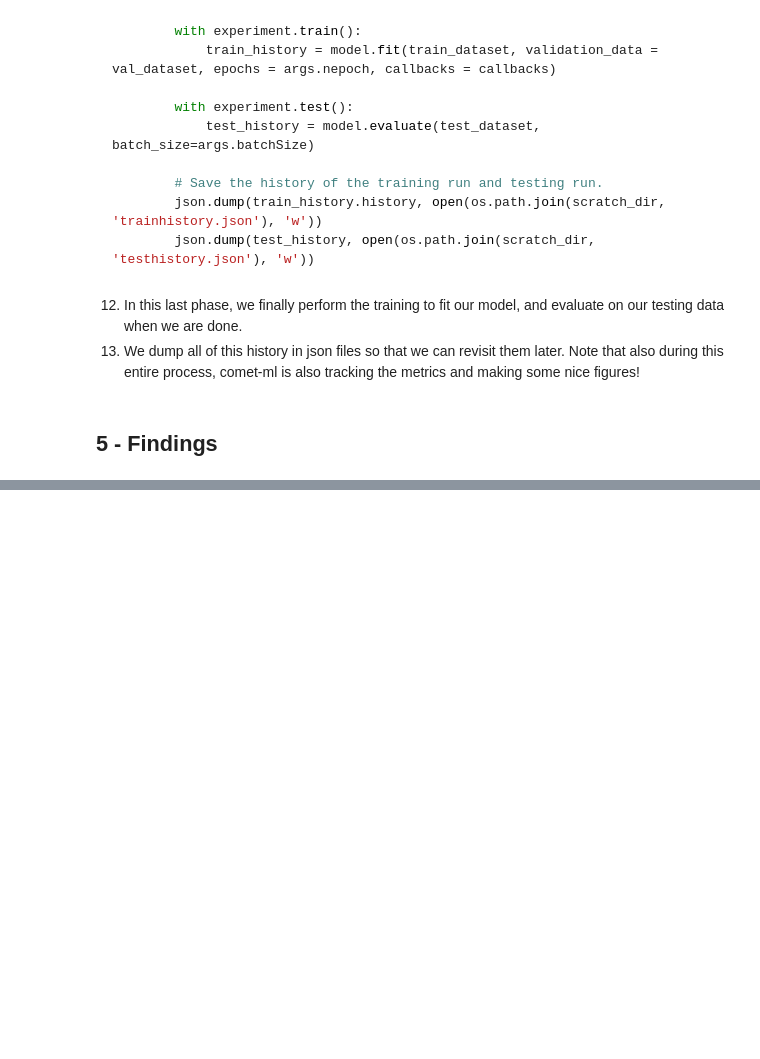
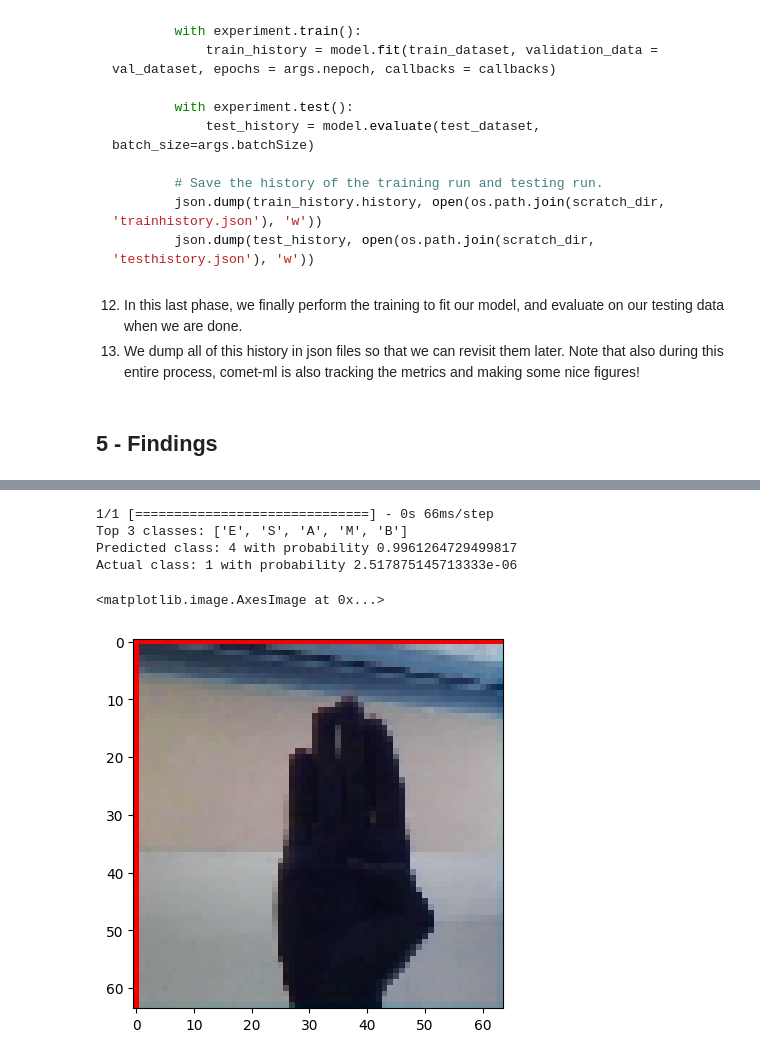
Before and after one commit to Joeshmoe03/ASL-classification, a Jupyter notebook: end_to_end.ipynb, the cells around one changed output, grey strips where cells are left out. Drawn from its saved outputs; the diff is of its cells as text; code cells hidden in the pictures; blank space fills up the shorter version.

```diff
--- a/end_to_end.ipynb
+++ b/end_to_end.ipynb
@@ -381,0 +492,31 @@ Here we use a function under `util/directory.py` to initialize a directory named
+# %%
+letter = 'C'
+
+# retrieve the label
+label = class_names.index(letter)
+
+test_img = cv2.imread(f'data/asl_alphabet_test/asl_alphabet_test/{letter}_test.jpg')
+
+# resize the image and preprocess it
+test_img = cv2.resize(test_img, (64, 64), interpolation=cv2.INTER_NEAREST)
+test_img = tf.image.convert_image_dtype(test_img, tf.float32)
+test_img = np.expand_dims(test_img, axis=0)
+
+prediction = model.predict(test_img)
+predicted_class = np.argmax(prediction)
+
+# top 3 predictions
+top_3 = np.argsort(prediction[0])[-5:][::-1]
+print(f"Top 3 classes: {[label_map.get(i) for i in top_3]}")
+print(f"Predicted class: {predicted_class} with probability {prediction[0][predicted_class]}")
+print(f"Actual class: {label} with probability {prediction[0][label]}")
+
+# plot the image
+plt.imshow(test_img.squeeze())
+# %% [output]
+1/1 [==============================] - 0s 66ms/step
+Top 3 classes: ['E', 'S', 'A', 'M', 'B']
+Predicted class: 4 with probability 0.9961264729499817
+Actual class: 1 with probability 2.517875145713333e-06
+<matplotlib.image.AxesImage at 0x...>
+[figure, added]
```
Also changed, not shown: parts of 10 cells of this notebook, 35 other files.
